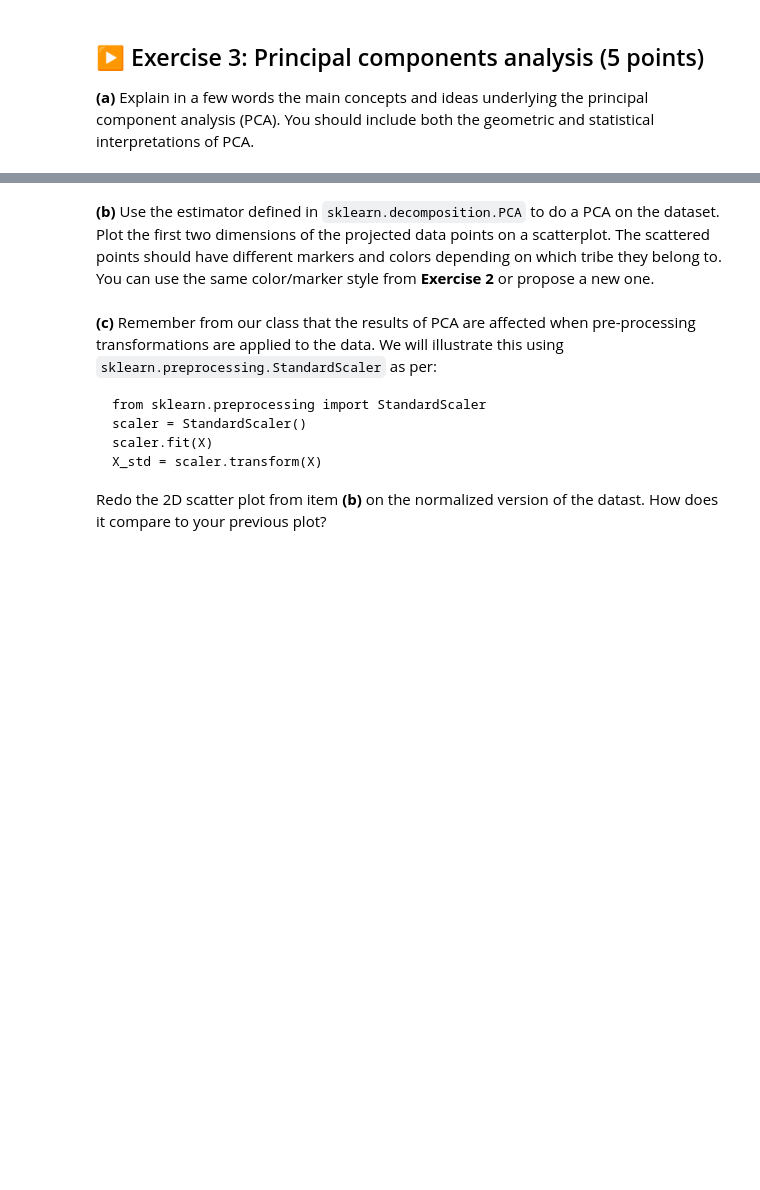
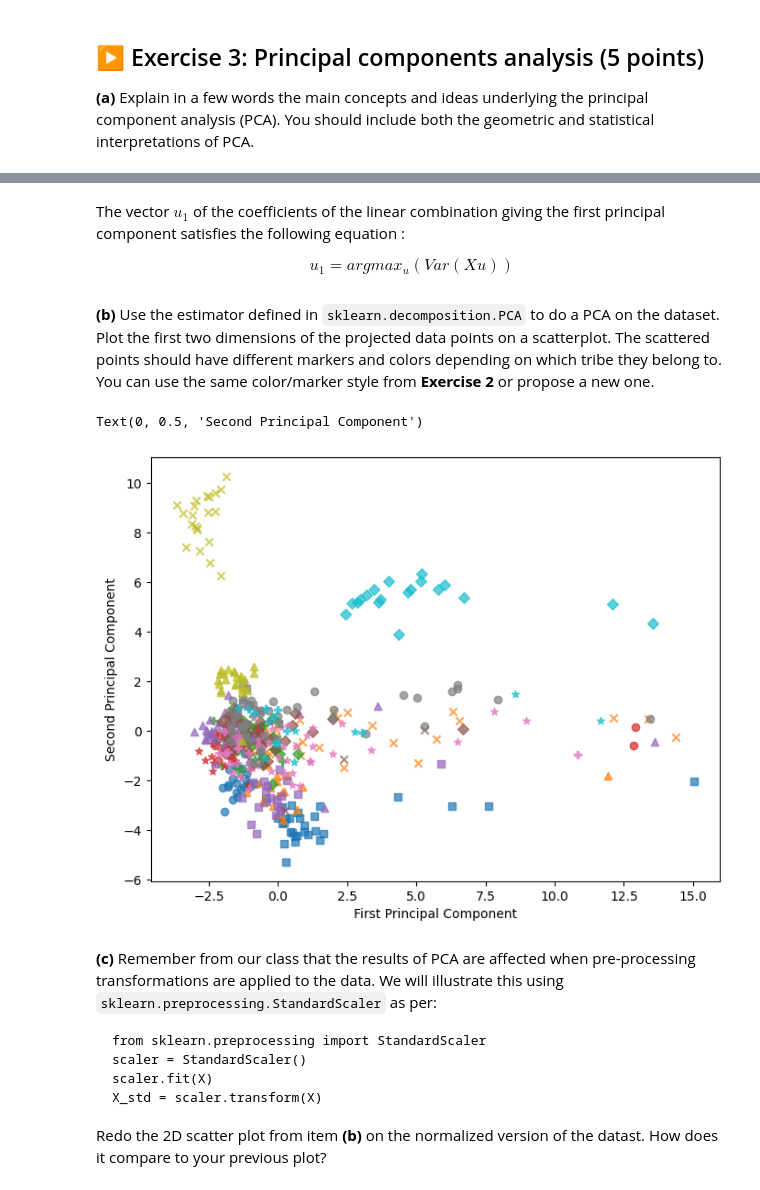
Before and after one commit to giangNguyen2007/statistical_learning, a Jupyter notebook: TP2/TP2.ipynb, the cells around one changed output, grey strips where cells are left out. Cells and saved outputs as stored; diff of their text form; code cells hidden in the pictures; blank space fills up the shorter version.

````diff
--- a/TP2/TP2.ipynb
+++ b/TP2/TP2.ipynb
@@ -203,5 +227,35 @@
+# %% [markdown]
+The vector $u_1$ of the coefficients of the linear combination giving the first principal component satisfies the following equation :
+
+$$u_1 = argmax_{u}(Var(Xu))$$
 # %% [markdown]
 **(b)** Use the estimator defined in `sklearn.decomposition.PCA` to do a PCA on the dataset. Plot the first two dimensions of the projected data points on a scatterplot. The scattered points should have different markers and colors depending on which tribe they belong to. You can use the same color/marker style from **Exercise 2** or propose a new one.
+# %%
+from sklearn.decomposition import PCA
+from sklearn.preprocessing import StandardScaler
+
+
+pca = PCA()
+X_pca = pca.fit_transform(X)
+
+plt.figure(figsize=(8, 6))
+
+# Get unique tribe labels
+tribes = np.unique(y)
+markers = ['o', 's', '^', 'x', 'D', 'P', '*']
+colors = plt.cm.get_cmap("tab10", len(tribes))
+
+for i, tribe in enumerate(tribes):
+    mask = (y == tribe)
+    plt.scatter(X_pca[mask, 0], X_pca[mask, 1],
+                label=tribe, marker=markers[i % len(markers)],
+                color=colors(i), alpha=0.7)
+
+plt.xlabel("First Principal Component")
+plt.ylabel("Second Principal Component")
+# %% [output]
+Text(0, 0.5, 'Second Principal Component')
+[figure, added]
 # %% [markdown]
 **(c)** Remember from our class that the results of PCA are affected when pre-processing transformations are applied to the data. We will illustrate this using `sklearn.preprocessing.StandardScaler` as per:
 ```
````
Also changed, not shown: parts of 7 cells of this notebook.
